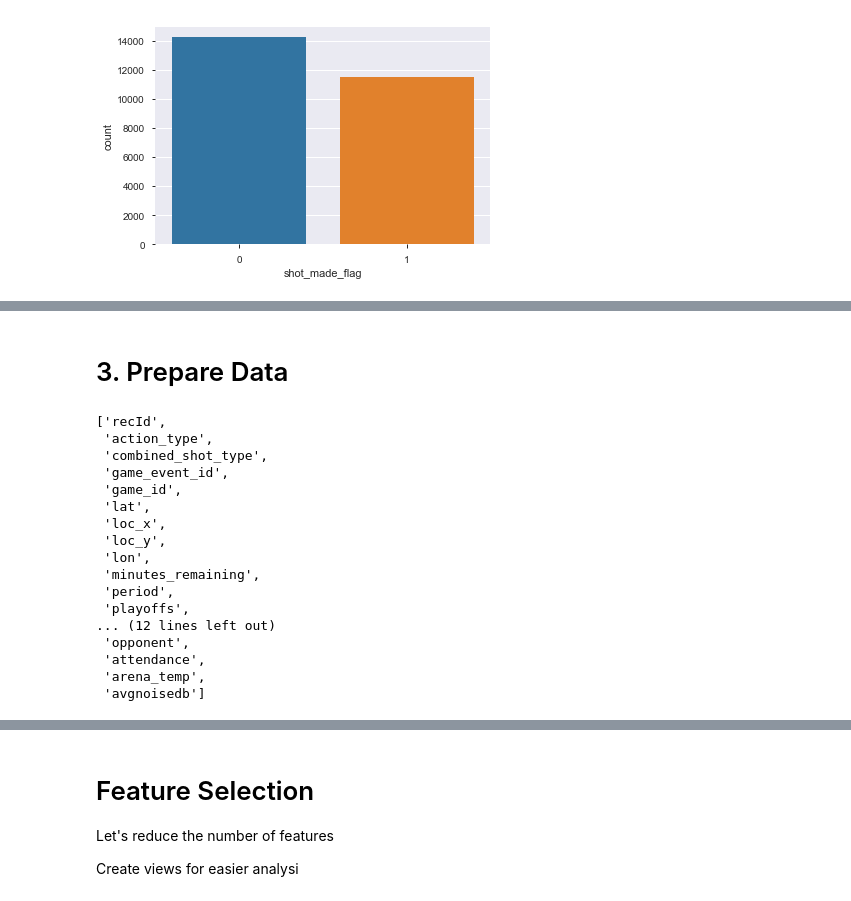
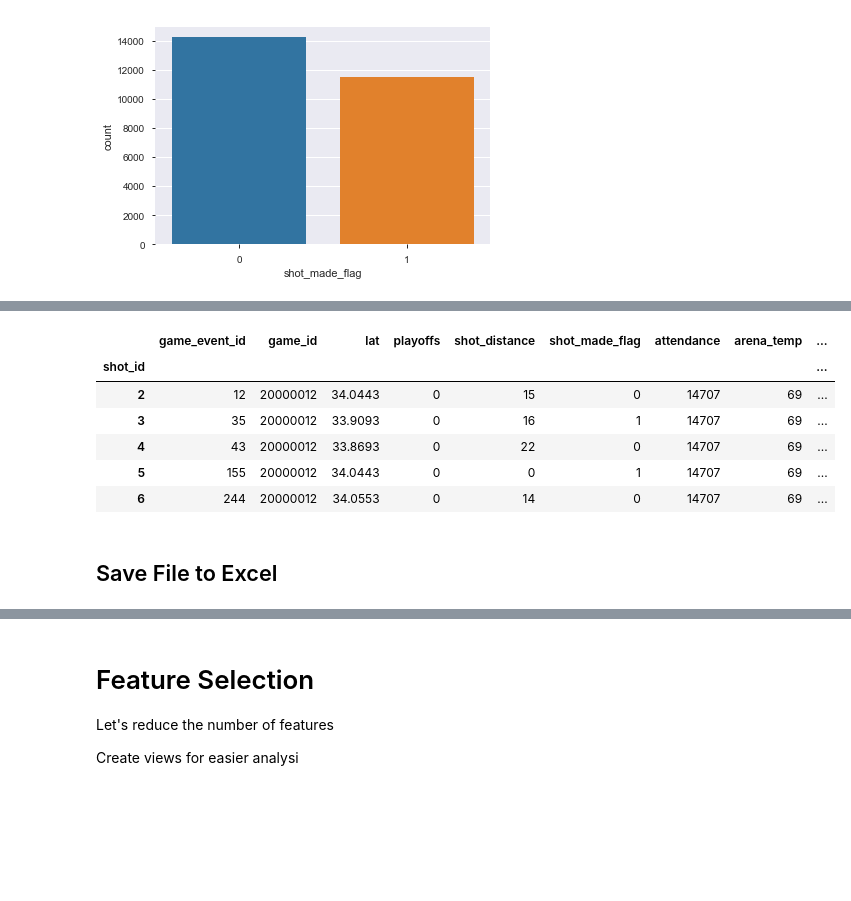
Before and after one commit to quedogf94/Spring2019_Project2, a Jupyter notebook: Kobe.ipynb, the cells around one changed output, grey strips where cells are left out. Saved outputs shown, nothing was run; the diff lists cells and outputs as text; code cells hidden in the pictures; blank space fills up the shorter version.

```diff
--- a/Kobe.ipynb
+++ b/Kobe.ipynb
@@ -198,27 +301,17 @@ plt.show()
+# %%
+kobe_df.head()
+# %% [output]
+|  | game_event_id | game_id | lat | playoffs | shot_distance | shot_made_flag | attendance | arena_temp | ... |
+| shot_id |  |  |  |  |  |  |  |  | ... |
+| 2 | 12 | 20000012 | 34.0443 | 0 | 15 | 0 | 14707 | 69 | ... |
+| 3 | 35 | 20000012 | 33.9093 | 0 | 16 | 1 | 14707 | 69 | ... |
+| 4 | 43 | 20000012 | 33.8693 | 0 | 22 | 0 | 14707 | 69 | ... |
+| 5 | 155 | 20000012 | 34.0443 | 0 | 0 | 1 | 14707 | 69 | ... |
+| 6 | 244 | 20000012 | 34.0553 | 0 | 14 | 0 | 14707 | 69 | ... |
+# %% [markdown]
+## Save File to Excel
 # %%
 #writing to excel
 writer = pd.ExcelWriter('kobe_data_wrangled.xlsx', engine='xlsxwriter')
 kobe_df.to_excel(writer, sheet_name='Sheet1')
 writer.save()
-# %% [markdown]
-# 3. Prepare Data
-# %%
-list(kobe_df)
-# %% [output]
-['recId',
- 'action_type',
- 'combined_shot_type',
- 'game_event_id',
- 'game_id',
- 'lat',
- 'loc_x',
- 'loc_y',
- 'lon',
- 'minutes_remaining',
- 'period',
- 'playoffs',
-... (12 lines left out)
- 'opponent',
- 'attendance',
- 'arena_temp',
- 'avgnoisedb']
```
Also changed, not shown: parts of 44 cells of this notebook.
